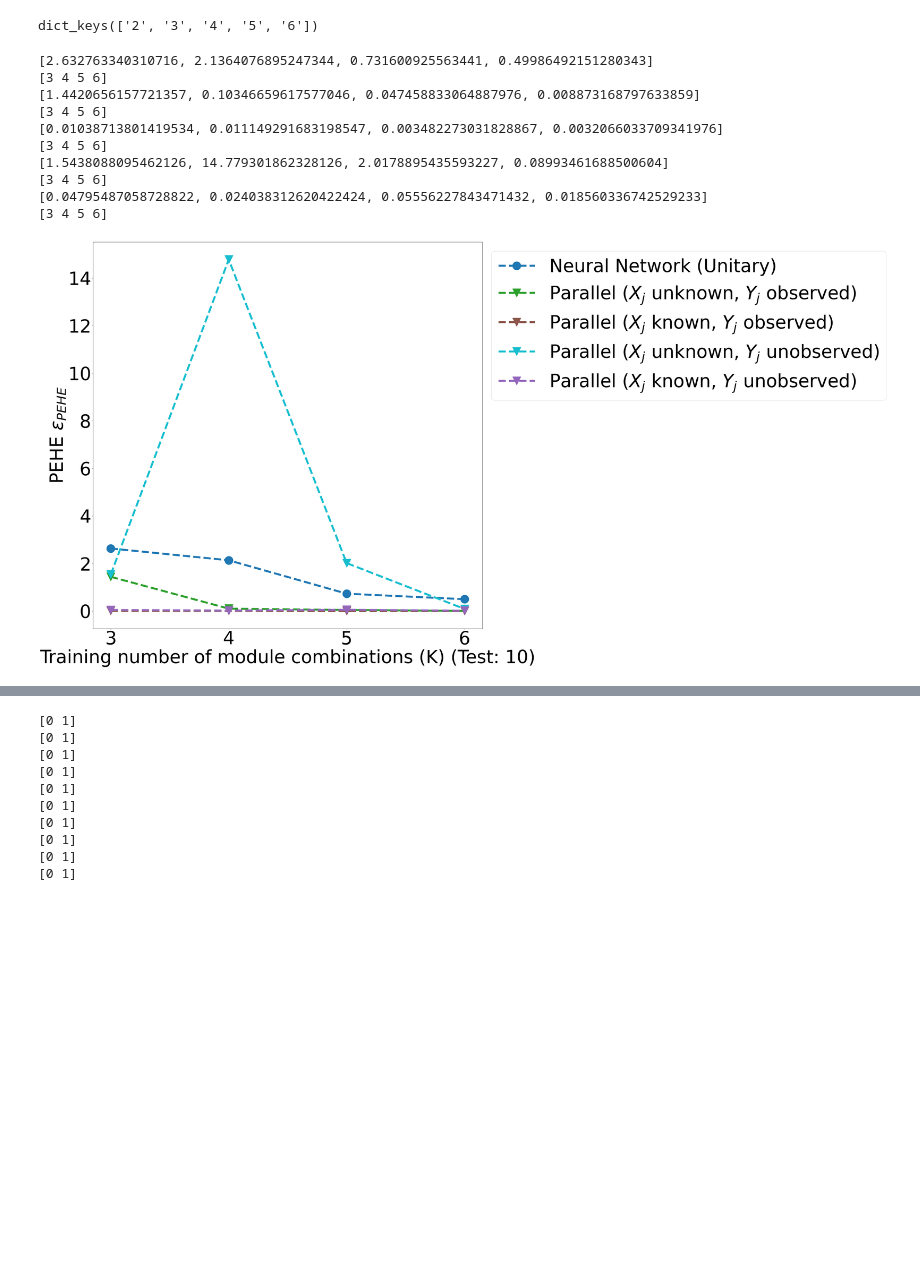
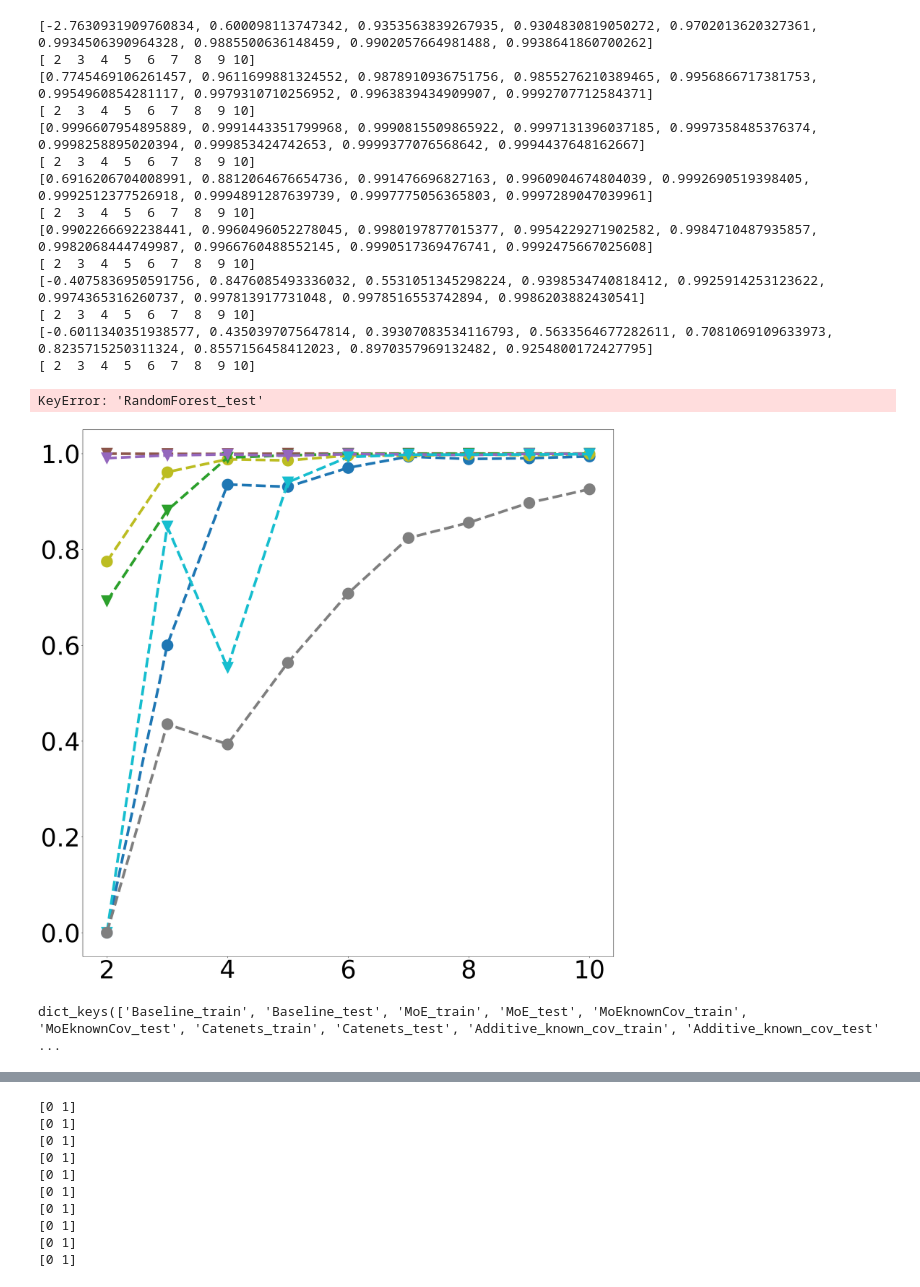
Before and after one commit to KDL-umass/compositional_models_cate, a Jupyter notebook: notebooks/sequential_analysis.ipynb, the cells around one changed output, grey strips where cells are left out. Cells and saved outputs as stored; diff of their text form; code cells hidden in the pictures; blank space fills up the shorter version.

```diff
--- a/notebooks/sequential_analysis.ipynb
+++ b/notebooks/sequential_analysis.ipynb
@@ -182,9 +217,0 @@ plt.savefig("clear_plots/prior_knowledge.pdf", bbox_inches='tight')
-# %%
-import json
-
-all_results_parallel_path = "/work/pi_jensen_umass_edu/ppruthi_umass_edu/compositional_models_cate/domains/synthetic_data/results/systematic_True/all_results_uniform_parallel_covariates_shared_False_use_subset_features_False_combined_results_sequential_exp_CG_number_of_modules_10.json"
-with open(all_results_parallel_path) as f:
-    all_results_parallel = json.load(f)
-all_results_parallel.keys()
-# %% [output]
-dict_keys(['2', '3', '4', '5', '6'])
@@ -196,70 +266,86 @@ colors_parallel = {
     'Catenets': '#bcbd22',
     'Additive_unknown_cov': '#2ca02c',
     'Additive_known_cov': '#8c564b',
+    'XLearner': '#7f7f7f',
+    'TLearner': '#17becf',
+    'SLearner': '#bcbd22',
+    'RandomForest': '#8c564b',
+    'NonParamDML': '#d62728',
+
 
 }
 linewidth = 7
 
 
-labels_parallel = {'Additive_unknown_cov': r'Parallel ($X_j$ unknown, $Y_j$ observed)', 'Additive_known_cov': r'Parallel ($X_j$ known, $Y_j$ observed)', 'MoE': r'Parallel ($X_j$ unknown, $Y_j$ unobserved)', 'MoEknownCov': r'Parallel ($X_j$ known, $Y_j$ unobserved)', 'Catenets': 'TNet', 'Baseline': 'Neural Network (Unitary)'}
-markers_parallel = {'Additive_unknown_cov': 'v', 'Additive_known_cov': 'v', 'MoE': 'v', 'MoEknownCov': 'v', 'Catenets': 'o', 'Baseline': 'o'}
+labels_parallel = {'Additive_unknown_cov': r'Parallel ($X_j$ unknown, $Y_j$ observed)', 'Additive_known_cov': r'Parallel ($X_j$ known, $Y_j$ observed)', 'MoE': r'Parallel ($X_j$ unknown, $Y_j$ unobserved)', 'MoEknownCov': r'Parallel ($X_j$ known, $Y_j$ unobserved)', 'Catenets': 'TNet (Unitary)', 'Baseline': 'Neural Network (Unitary)', 'XLearner': 'X-learner', 'RandomForest': 'Random Forest', 'NonParamDML': 'NonParamDML', 'SLearner': 'S-learner', 'TLearner': 'T-learner'}
+markers_parallel = {'Additive_unknown_cov': 'v', 'Additive_known_cov': 'v', 'MoE': 'v', 'MoEknownCov': 'v', 'Catenets': 'o', 'Baseline': 'o', 'XLearner': 'o', 'RandomForest': 'o', 'NonParamDML': 'o', 'SLearner': 'o', 'TLearner': 'o'}
 fig, (ax1) = plt.subplots(1, 1, figsize=(25, 25))
 # Function to plot performance
 def plot_performance_parallel(metric, metric_name, data_type, axis):
     # fig1, ax1 = plt.subplots(figsize=(25, 20))
 
-    x = list(all_results_parallel.keys())[1:]
+    x = list(all_results_parallel.keys())
     # convert string to float
     x = [int(i) for i in x]
     # remove key 5
     # x = [i for i in x if i != 5]
 
 
-    for model in ['Baseline', 'Additive_unknown_cov', 'Additive_known_cov', 'MoE', 'MoEknownCov']:
+    for model in ['Baseline', 'Catenets', 'Additive_known_cov', 'Additive_unknown_cov',  'MoEknownCov',  'MoE', 'XLearner', 'RandomForest', 'NonParamDML', 'SLearner', 'TLearner']:
         y = [all_results_parallel[str(key)][f'{model}_{data_type}'][metric] for key in x]
         print(y)
         # replace negative values with 0
         y = [0 if i < 0 else i for i in y]
         # log scale for PEHE
-        # if metric_name == 'PEHE':
-        #     y = [math.log(i+1) for i in y]
+        if metric_name == 'PEHE':
+            # y = [math.sqrt(i) for i in y]
+            y = [math.log(i+1) for i in y]
         # if exp == "noise":
         x_plot = np.array(x)
         # else:
         #     x_plot = 1-np.array(x)
         #     print(x_plot)
         #     x_plot = [i*5 for i in x_plot]
         print(x_plot)
 
 
         label_name = r'{}'.format(labels_parallel[model])
         axis.plot(x_plot, y, color=colors_parallel[model], label=label_name,
                  linestyle='-' if data_type == 'train' else '--', marker=markers_parallel[model], markersize=markersize, linewidth=linewidth)
 
 
 
     plt.xlabel('Training number of module combinations (K) (Test: 10)')
     if metric_name == 'PEHE':
-        metric_title = r'PEHE $\epsilon_{PEHE}$'
+        metric_title = r'$PEHE (log-scale)$'
     elif metric_name == 'R^2':
         metric_title = r'$R^2$'
     axis.set_ylabel(metric_title)
     # y-axis in log scale
     # plt.yscale('log')
 
     # set x-axis ticks as x_plot
     axis.set_xticks(x_plot)
     plt.legend(loc='upper left', bbox_to_anchor=(1, 1), fontsize=font_size)
-plot_performance_parallel(0, 'PEHE', 'test', ax1)
+plot_performance_parallel(1, 'R^2', 'test', ax1)
 # %% [output]
-[2.632763340310716, 2.1364076895247344, 0.731600925563441, 0.49986492151280343]
-[3 4 5 6]
-[1.4420656157721357, 0.10346659617577046, 0.047458833064887976, 0.008873168797633859]
-[3 4 5 6]
-[0.01038713801419534, 0.011149291683198547, 0.003482273031828867, 0.0032066033709341976]
-[3 4 5 6]
-[1.5438088095462126, 14.779301862328126, 2.0178895435593227, 0.08993461688500604]
-[3 4 5 6]
-[0.04795487058728822, 0.024038312620422424, 0.05556227843471432, 0.018560336742529233]
-[3 4 5 6]
+[-2.7630931909760834, 0.600098113747342, 0.9353563839267935, 0.9304830819050272, 0.9702013620327361, 0.9934506390964328, 0.9885500636148459, 0.9902057664981488, 0.9938641860700262]
+[ 2  3  4  5  6  7  8  9 10]
+[0.7745469106261457, 0.9611699881324552, 0.9878910936751756, 0.9855276210389465, 0.9956866717381753, 0.9954960854281117, 0.9979310710256952, 0.9963839434909907, 0.9992707712584371]
+[ 2  3  4  5  6  7  8  9 10]
+[0.9996607954895889, 0.9991443351799968, 0.9990815509865922, 0.9997131396037185, 0.9997358485376374, 0.9998258895020394, 0.999853424742653, 0.9999377076568642, 0.9994437648162667]
+[ 2  3  4  5  6  7  8  9 10]
+[0.6916206704008991, 0.8812064676654736, 0.991476696827163, 0.9960904674804039, 0.9992690519398405, 0.9992512377526918, 0.9994891287639739, 0.9997775056365803, 0.9997289047039961]
+[ 2  3  4  5  6  7  8  9 10]
+[0.9902266692238441, 0.9960496052278045, 0.9980197877015377, 0.9954229271902582, 0.9984710487935857, 0.9982068444749987, 0.9966760488552145, 0.9990517369476741, 0.9992475667025608]
+[ 2  3  4  5  6  7  8  9 10]
+[-0.4075836950591756, 0.8476085493336032, 0.5531051345298224, 0.9398534740818412, 0.9925914253123622, 0.9974365316260737, 0.997813917731048, 0.9978516553742894, 0.9986203882430541]
+[ 2  3  4  5  6  7  8  9 10]
+[-0.6011340351938577, 0.4350397075647814, 0.39307083534116793, 0.5633564677282611, 0.7081069109633973, 0.8235715250311324, 0.8557156458412023, 0.8970357969132482, 0.9254800172427795]
+[ 2  3  4  5  6  7  8  9 10]
+KeyError: 'RandomForest_test'
-[figure, old version]
+[figure, new version]
+# %%
+all_results_parallel['2'].keys()
+# %% [output]
+dict_keys(['Baseline_train', 'Baseline_test', 'MoE_train', 'MoE_test', 'MoEknownCov_train', 'MoEknownCov_test', 'Catenets_train', 'Catenets_test', 'Additive_known_cov_train', 'Additive_known_cov_test' ...
```
Also changed, not shown: parts of 9 cells of this notebook, 22 other files.
